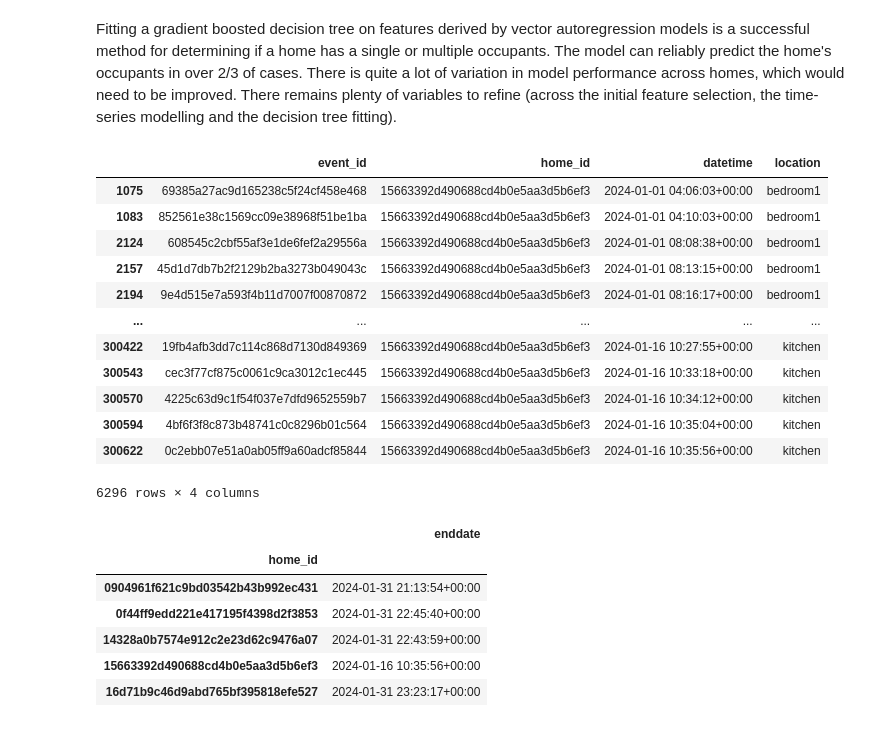
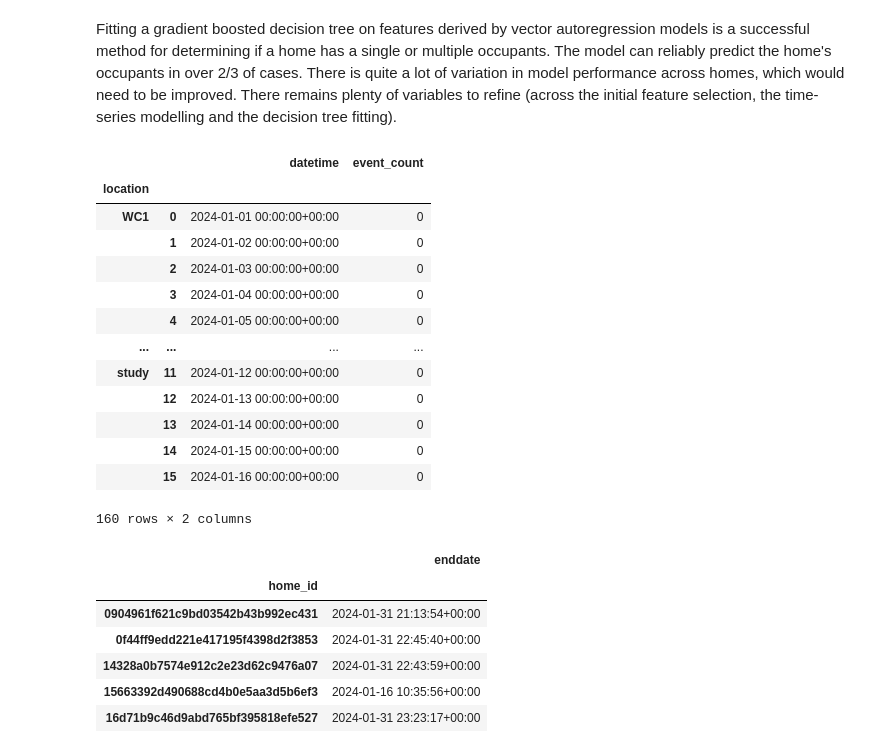
Before and after one commit to DimmestP/minder-assessment, a Jupyter notebook: code/HMO_vs_HSO_classifier.ipynb, the cells around one changed output. Cells and saved outputs as stored; diff of their text form; code cells hidden in the pictures.

```diff
--- a/code/HMO_vs_HSO_classifier.ipynb
+++ b/code/HMO_vs_HSO_classifier.ipynb
@@ -364,21 +364,22 @@ new_home_event_raw = motion[motion.home_id.str.contains('15663392d490688cd4b0e5a
 
 new_home_event_count = new_home_event_raw.groupby("location").apply(count_events_per_interval, start = "2024-01-01", end = "2024-01-17", interval = "1d", include_groups=False)
 # %%
-new_home_event_raw
+new_home_event_count
 # %% [output]
-|  | event_id | home_id | datetime | location |
-| 1075 | 69385a27ac9d165238c5f24cf458e468 | 15663392d490688cd4b0e5aa3d5b6ef3 | 2024-01-01 04:06:03+00:00 | bedroom1 |
-| 1083 | 852561e38c1569cc09e38968f51be1ba | 15663392d490688cd4b0e5aa3d5b6ef3 | 2024-01-01 04:10:03+00:00 | bedroom1 |
-| 2124 | 608545c2cbf55af3e1de6fef2a29556a | 15663392d490688cd4b0e5aa3d5b6ef3 | 2024-01-01 08:08:38+00:00 | bedroom1 |
-| 2157 | 45d1d7db7b2f2129b2ba3273b049043c | 15663392d490688cd4b0e5aa3d5b6ef3 | 2024-01-01 08:13:15+00:00 | bedroom1 |
-| 2194 | 9e4d515e7a593f4b11d7007f00870872 | 15663392d490688cd4b0e5aa3d5b6ef3 | 2024-01-01 08:16:17+00:00 | bedroom1 |
-| ... | ... | ... | ... | ... |
-| 300422 | 19fb4afb3dd7c114c868d7130d849369 | 15663392d490688cd4b0e5aa3d5b6ef3 | 2024-01-16 10:27:55+00:00 | kitchen |
-| 300543 | cec3f77cf875c0061c9ca3012c1ec445 | 15663392d490688cd4b0e5aa3d5b6ef3 | 2024-01-16 10:33:18+00:00 | kitchen |
-| 300570 | 4225c63d9c1f54f037e7dfd9652559b7 | 15663392d490688cd4b0e5aa3d5b6ef3 | 2024-01-16 10:34:12+00:00 | kitchen |
-| 300594 | 4bf6f3f8c873b48741c0c8296b01c564 | 15663392d490688cd4b0e5aa3d5b6ef3 | 2024-01-16 10:35:04+00:00 | kitchen |
-| 300622 | 0c2ebb07e51a0ab05ff9a60adcf85844 | 15663392d490688cd4b0e5aa3d5b6ef3 | 2024-01-16 10:35:56+00:00 | kitchen |
+|  |  | datetime | event_count |
+| location |  |  |  |
+| WC1 | 0 | 2024-01-01 00:00:00+00:00 | 0 |
+|  | 1 | 2024-01-02 00:00:00+00:00 | 0 |
+|  | 2 | 2024-01-03 00:00:00+00:00 | 0 |
+|  | 3 | 2024-01-04 00:00:00+00:00 | 0 |
+|  | 4 | 2024-01-05 00:00:00+00:00 | 0 |
+| ... | ... | ... | ... |
+| study | 11 | 2024-01-12 00:00:00+00:00 | 0 |
+|  | 12 | 2024-01-13 00:00:00+00:00 | 0 |
+|  | 13 | 2024-01-14 00:00:00+00:00 | 0 |
+|  | 14 | 2024-01-15 00:00:00+00:00 | 0 |
+|  | 15 | 2024-01-16 00:00:00+00:00 | 0 |
-6296 rows × 4 columns
+160 rows × 2 columns
 # %%
 # %% [output]
 |  | enddate |
```
Also changed, not shown: 1 other file.
